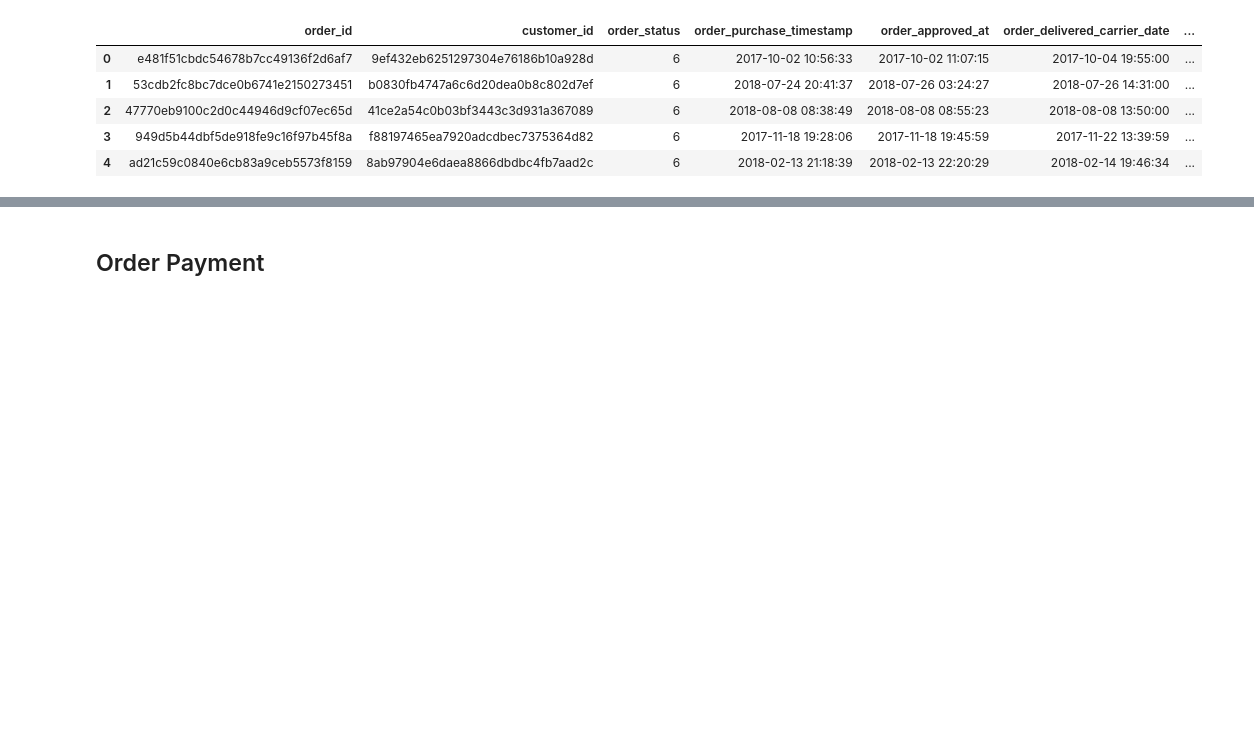
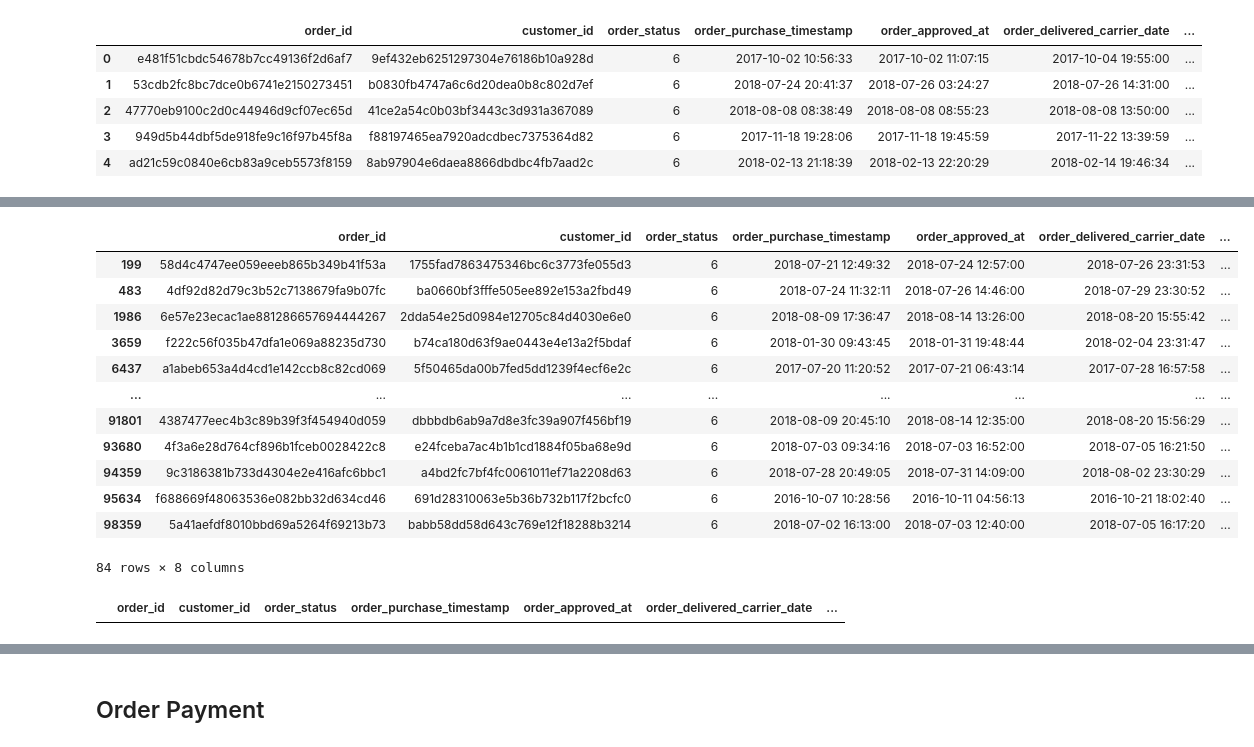
Before and after one commit to b1llywitant0/dbt-semantic-layer-implementation, a Jupyter notebook: analysis/EDA.ipynb, the cells around one changed output, grey strips where cells are left out. Drawn from its saved outputs; the diff is of its cells as text; code cells hidden in the pictures; blank space fills up the shorter version.

```diff
--- a/analysis/EDA.ipynb
+++ b/analysis/EDA.ipynb
@@ -1301,0 +1393,16 @@ df_order.loc[index,'order_status'] = 2
+# %%
+df_order[df_order['order_delivered_customer_date']<df_order['order_delivered_carrier_date']]
+# %% [output]
+|  | order_id | customer_id | order_status | order_purchase_timestamp | order_approved_at | order_delivered_carrier_date | ... |
+| 199 | 58d4c4747ee059eeeb865b349b41f53a | 1755fad7863475346bc6c3773fe055d3 | 6 | 2018-07-21 12:49:32 | 2018-07-24 12:57:00 | 2018-07-26 23:31:53 | ... |
+| 483 | 4df92d82d79c3b52c7138679fa9b07fc | ba0660bf3fffe505ee892e153a2fbd49 | 6 | 2018-07-24 11:32:11 | 2018-07-26 14:46:00 | 2018-07-29 23:30:52 | ... |
+| 1986 | 6e57e23ecac1ae881286657694444267 | 2dda54e25d0984e12705c84d4030e6e0 | 6 | 2018-08-09 17:36:47 | 2018-08-14 13:26:00 | 2018-08-20 15:55:42 | ... |
+| 3659 | f222c56f035b47dfa1e069a88235d730 | b74ca180d63f9ae0443e4e13a2f5bdaf | 6 | 2018-01-30 09:43:45 | 2018-01-31 19:48:44 | 2018-02-04 23:31:47 | ... |
+| 6437 | a1abeb653a4d4cd1e142ccb8c82cd069 | 5f50465da00b7fed5dd1239f4ecf6e2c | 6 | 2017-07-20 11:20:52 | 2017-07-21 06:43:14 | 2017-07-28 16:57:58 | ... |
+| ... | ... | ... | ... | ... | ... | ... | ... |
+| 91801 | 4387477eec4b3c89b39f3f454940d059 | dbbbdb6ab9a7d8e3fc39a907f456bf19 | 6 | 2018-08-09 20:45:10 | 2018-08-14 12:35:00 | 2018-08-20 15:56:29 | ... |
+| 93680 | 4f3a6e28d764cf896b1fceb0028422c8 | e24fceba7ac4b1b1cd1884f05ba68e9d | 6 | 2018-07-03 09:34:16 | 2018-07-03 16:52:00 | 2018-07-05 16:21:50 | ... |
+| 94359 | 9c3186381b733d4304e2e416afc6bbc1 | a4bd2fc7bf4fc0061011ef71a2208d63 | 6 | 2018-07-28 20:49:05 | 2018-07-31 14:09:00 | 2018-08-02 23:30:29 | ... |
+| 95634 | f688669f48063536e082bb32d634cd46 | 691d28310063e5b36b732b117f2bcfc0 | 6 | 2016-10-07 10:28:56 | 2016-10-11 04:56:13 | 2016-10-21 18:02:40 | ... |
+| 98359 | 5a41aefdf8010bbd69a5264f69213b73 | babb58dd58d643c769e12f18288b3214 | 6 | 2018-07-02 16:13:00 | 2018-07-03 12:40:00 | 2018-07-05 16:17:20 | ... |
+84 rows × 8 columns
@@ -1301,0 +1415,4 @@ df_order.loc[index,'order_status'] = 2
+# %%
+df_order[df_order['order_delivered_customer_date']<df_order['order_delivered_carrier_date']]
+# %% [output]
+|  | order_id | customer_id | order_status | order_purchase_timestamp | order_approved_at | order_delivered_carrier_date | ... |
```
Also changed, not shown: parts of 18 cells of this notebook, 6 other files.
